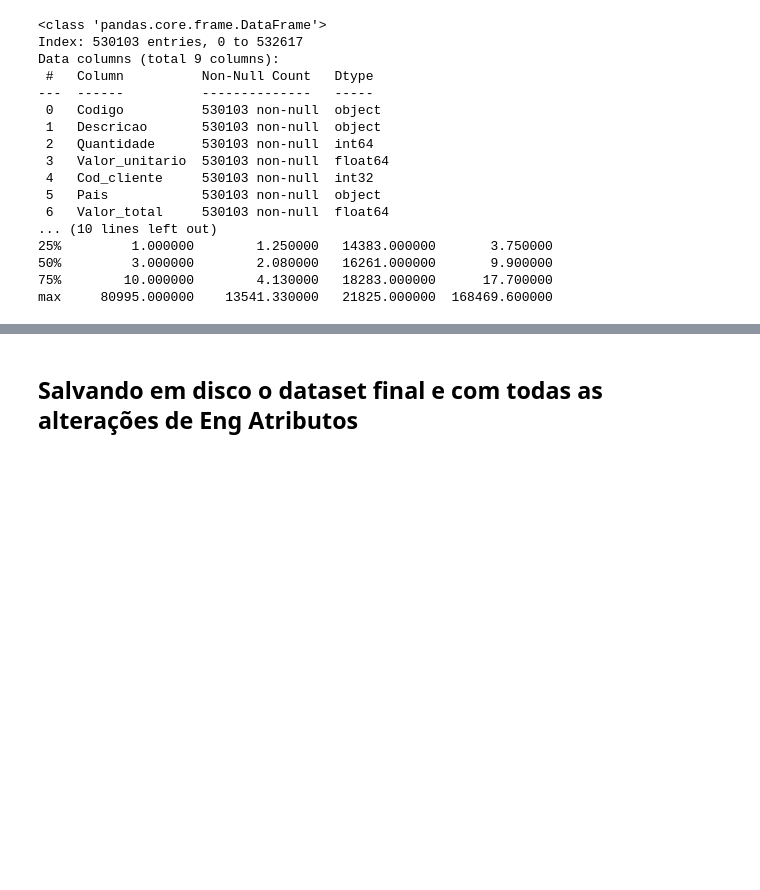
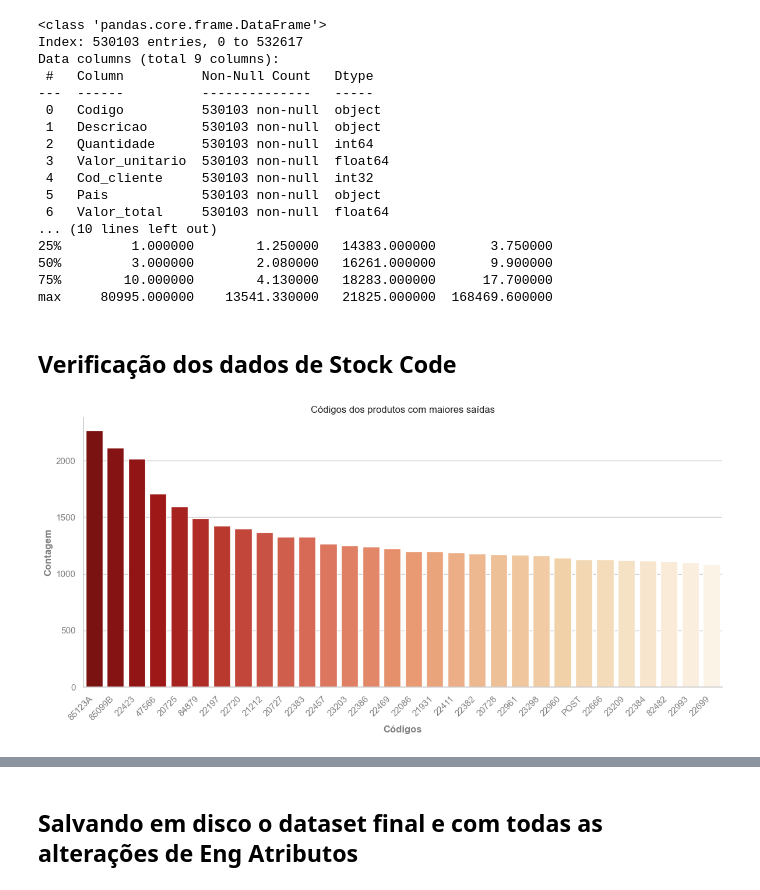
Before and after one commit to alyssonmontovanelli/segmentacao_Clientes_Ecomerce, a Jupyter notebook: EDA/01_Engenharia_de_Atributos.ipynb, the cells around one changed output, grey strips where cells are left out. Saved outputs shown, nothing was run; the diff lists cells and outputs as text; code cells hidden in the pictures; blank space fills up the shorter version.

```diff
--- a/EDA/01_Engenharia_de_Atributos.ipynb
+++ b/EDA/01_Engenharia_de_Atributos.ipynb
@@ -470,3 +473,26 @@ Data columns (total 9 columns):
 50%         3.000000        2.080000   16261.000000       9.900000
 75%        10.000000        4.130000   18283.000000      17.700000
 max     80995.000000    13541.330000   21825.000000  168469.600000
+# %% [markdown]
+## Verificação dos dados de Stock Code
+# %%
+top_20_codigos = data_final['Codigo'].value_counts().head(30)
+
+sns.set(style="whitegrid")
+
+# plotagem
+plt.figure(figsize=(12, 6))
+sns.barplot(x=top_20_codigos.index, y=top_20_codigos.values, palette="OrRd_r")
+plt.title('Códigos dos produtos com maiores saídas')
+plt.xlabel('Códigos', color = 'grey', fontweight='bold')
+plt.ylabel('Contagem', color = 'grey', fontweight='bold')
+plt.xticks(rotation=45, ha='right', color = 'grey')
+plt.yticks(color = 'grey')
+plt.tight_layout()
+
+# retira bordas
+sns.despine(right=True, top=True)
+
+plt.show()
+# %% [output]
+[figure, added]
```
Also changed, not shown: parts of 8 cells of this notebook, 3 other files.
